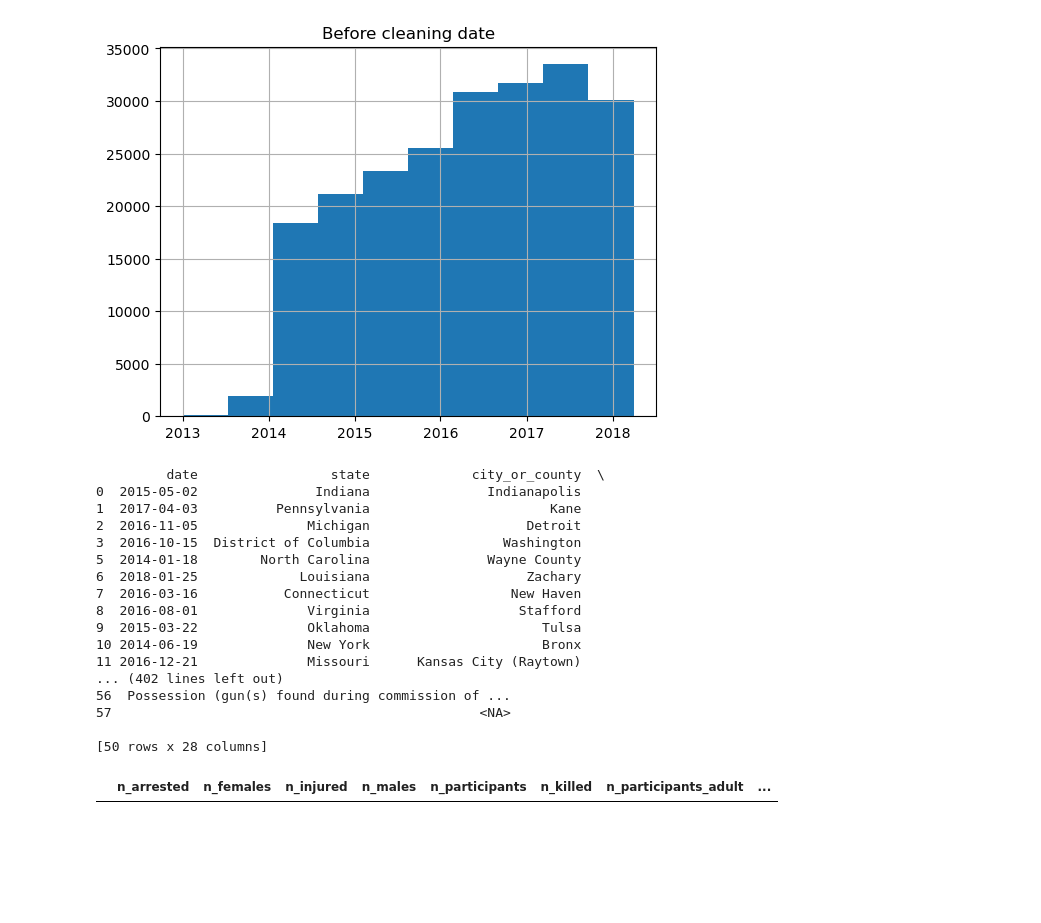
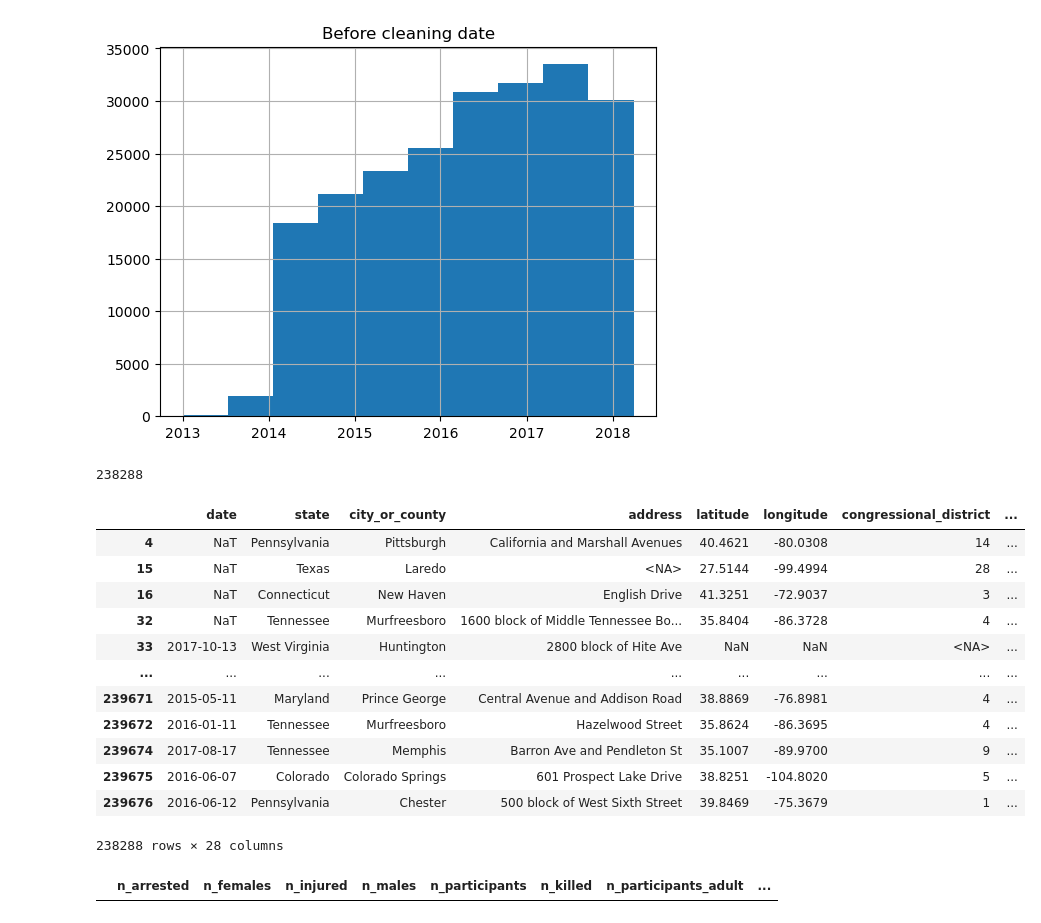
Before and after one commit to vezzusamu/dm-project, a Jupyter notebook: data_understanding.ipynb, the cells around one changed output. Cells and saved outputs as stored; diff of their text form; code cells hidden in the pictures; blank space fills up the shorter version.

Commit message:
Fixed Deleting Rows with same Coordinates, Date

```diff
--- a/data_understanding.ipynb
+++ b/data_understanding.ipynb
@@ -184,48 +184,28 @@ plt.show()
 [figure]
 [figure]
 [figure]
-# %%
-#print duplicates columns if they are not NaN
-df.drop_duplicates(inplace=True)
-#print only the duplicated rows and sort them by the latitude
-#df[df.duplicated()].sort_values(by=['latitude'])
-#df[(df["date"] == "2016-03-13") & (df["latitude"] == 25.7944)]
-#df[df.duplicated()]
-
-#print the 4 row
-#find the row with the same date and latitude and longitude, then print the row
-#df_duplicated contains the rows where date and latitude and longitude are not NaN
-df_duplicated = df[pd.notnull(df['date']) & pd.notnull(df['latitude']) & pd.notnull(df['longitude'])]
-
-df_duplicated = df_duplicated[df_duplicated.duplicated(subset=["date","latitude","longitude"], keep=False)]
-
-
-df_duplicated.sort_values(by=['date','latitude','longitude'])
-#keep only one occurence from df_duplicated
-#drop the duplicates from df, only if date, latitude and longitude are not NaN
-
-# Check for NaN values in 'date', 'latitude', and 'longitude' columns
-mask = df['date'].notna() & df['latitude'].notna() & df['longitude'].notna()
-# Apply the mask to drop duplicates only where the condition is satisfied
-df = df[mask].drop_duplicates(subset=["date", "latitude", "longitude"])
-# %% [output]
-         date                 state             city_or_county  \
-0  2015-05-02               Indiana               Indianapolis
-1  2017-04-03          Pennsylvania                       Kane
-2  2016-11-05              Michigan                    Detroit
-3  2016-10-15  District of Columbia                 Washington
-5  2014-01-18        North Carolina               Wayne County
-6  2018-01-25             Louisiana                    Zachary
-7  2016-03-16           Connecticut                  New Haven
-8  2016-08-01              Virginia                   Stafford
-9  2015-03-22              Oklahoma                      Tulsa
-10 2014-06-19              New York                      Bronx
-11 2016-12-21              Missouri      Kansas City (Raytown)
-... (402 lines left out)
-56  Possession (gun(s) found during commission of ...
-57                                               <NA>
-
-[50 rows x 28 columns]
+# %%
+print(len(df))
+#print duplicates columns if they are not NaN
+#df = df.drop_duplicates(subset=["date", "latitude", "longitude"]).append(df[pd.isnull(df['date']) | pd.isnull(df['latitude']) | pd.isnull(df['longitude'])])
+df = pd.concat([df[pd.isnull(df['date']) | pd.isnull(df['latitude']) | pd.isnull(df['longitude'])], df.drop_duplicates(subset=["date", "latitude", "longitude"])])
+df.drop_duplicates(inplace=True)
+print(len(df))
+# %% [output]
+238288
+|  | date | state | city_or_county | address | latitude | longitude | congressional_district | ... |
+| 4 | NaT | Pennsylvania | Pittsburgh | California and Marshall Avenues | 40.4621 | -80.0308 | 14 | ... |
+| 15 | NaT | Texas | Laredo | <NA> | 27.5144 | -99.4994 | 28 | ... |
+| 16 | NaT | Connecticut | New Haven | English Drive | 41.3251 | -72.9037 | 3 | ... |
+| 32 | NaT | Tennessee | Murfreesboro | 1600 block of Middle Tennessee Bo... | 35.8404 | -86.3728 | 4 | ... |
+| 33 | 2017-10-13 | West Virginia | Huntington | 2800 block of Hite Ave | NaN | NaN | <NA> | ... |
+| ... | ... | ... | ... | ... | ... | ... | ... | ... |
+| 239671 | 2015-05-11 | Maryland | Prince George | Central Avenue and Addison Road | 38.8869 | -76.8981 | 4 | ... |
+| 239672 | 2016-01-11 | Tennessee | Murfreesboro | Hazelwood Street | 35.8624 | -86.3695 | 4 | ... |
+| 239674 | 2017-08-17 | Tennessee | Memphis | Barron Ave and Pendleton St | 35.1007 | -89.9700 | 9 | ... |
+| 239675 | 2016-06-07 | Colorado | Colorado Springs | 601 Prospect Lake Drive | 38.8251 | -104.8020 | 5 | ... |
+| 239676 | 2016-06-12 | Pennsylvania | Chester | 500 block of West Sixth Street | 39.8469 | -75.3679 | 1 | ... |
+238288 rows × 28 columns
 # %%
 #dp_df = df[df.duplicated(keep=False)]
 #dp_df = df.groupby(['date','latitude','longitude']).any()
```
